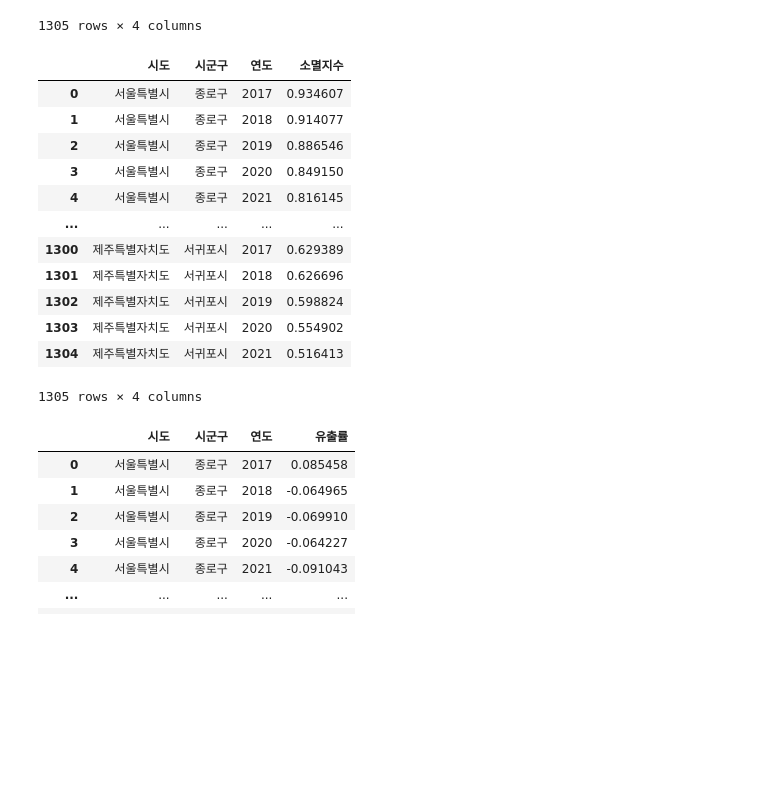
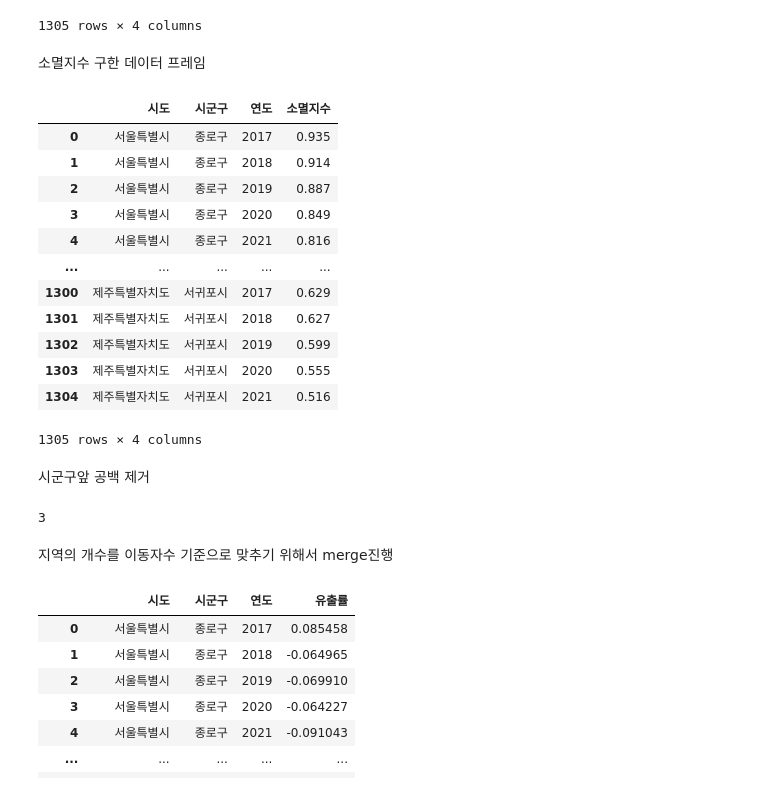
Before and after one commit to sphy1597/data_analysis-DS, a Jupyter notebook: 인구소멸해결방안(규처리꺼_ver)_ipynb의_사본.ipynb, the cells around one changed output. Saved outputs shown, nothing was run; the diff lists cells and outputs as text; code cells hidden in the pictures; blank space fills up the shorter version.

```diff
--- a/인구소멸해결방안(규처리꺼_ver)_ipynb의_사본.ipynb
+++ b/인구소멸해결방안(규처리꺼_ver)_ipynb의_사본.ipynb
@@ -7,7 +7,7 @@
 # %%
 import pandas as pd
 
-women = pd.read_excel('/content/여성17_21.xlsx')
+women = pd.read_excel('https://github.com/sphy1597/data_analysis-DS/raw/main/RawData/women17_21.xlsx')
 women
 # %% [output]
 |  | 시도 | 시군구 | 성별 | 연도 | 20 | 25 | 30 | 35 |
@@ -60,0 +48,3 @@ old
+# %%
+old = pd.read_excel('https://github.com/sphy1597/data_analysis-DS/raw/main/RawData/old17-21.xlsx')
+old
@@ -76,24 +82,32 @@ old
 | 1303 | 제주특별자치도 | 서귀포시 | 2020 | 34152.0 |
 | 1304 | 제주특별자치도 | 서귀포시 | 2021 | 35826.0 |
 1305 rows × 4 columns
+# %% [markdown]
+소멸지수 구한 데이터 프레임
 # %%
 score = old
 score['소멸지수'] = women['sum'] / old['sum']
 score = score.drop('sum', axis=1)
 score.columns = ['시도', '시군구', '연도', '소멸지수']
-score
+score.round(3)
 # %% [output]
 |  | 시도 | 시군구 | 연도 | 소멸지수 |
-| 0 | 서울특별시 | 종로구 | 2017 | 0.934607 |
-| 1 | 서울특별시 | 종로구 | 2018 | 0.914077 |
-| 2 | 서울특별시 | 종로구 | 2019 | 0.886546 |
-| 3 | 서울특별시 | 종로구 | 2020 | 0.849150 |
-| 4 | 서울특별시 | 종로구 | 2021 | 0.816145 |
+| 0 | 서울특별시 | 종로구 | 2017 | 0.935 |
+| 1 | 서울특별시 | 종로구 | 2018 | 0.914 |
+| 2 | 서울특별시 | 종로구 | 2019 | 0.887 |
+| 3 | 서울특별시 | 종로구 | 2020 | 0.849 |
+| 4 | 서울특별시 | 종로구 | 2021 | 0.816 |
 | ... | ... | ... | ... | ... |
-| 1300 | 제주특별자치도 | 서귀포시 | 2017 | 0.629389 |
-| 1301 | 제주특별자치도 | 서귀포시 | 2018 | 0.626696 |
-| 1302 | 제주특별자치도 | 서귀포시 | 2019 | 0.598824 |
-| 1303 | 제주특별자치도 | 서귀포시 | 2020 | 0.554902 |
-| 1304 | 제주특별자치도 | 서귀포시 | 2021 | 0.516413 |
+| 1300 | 제주특별자치도 | 서귀포시 | 2017 | 0.629 |
+| 1301 | 제주특별자치도 | 서귀포시 | 2018 | 0.627 |
+| 1302 | 제주특별자치도 | 서귀포시 | 2019 | 0.599 |
+| 1303 | 제주특별자치도 | 서귀포시 | 2020 | 0.555 |
+| 1304 | 제주특별자치도 | 서귀포시 | 2021 | 0.516 |
 1305 rows × 4 columns
+# %% [markdown]
+시군구앞 공백 제거
+# %%
+score['시군구'] = score['시군구'].str.lstrip()
+# %% [output]
+3
 # %%
@@ -103 +115,3 @@ score = pd.read_excel('/content/소멸지수ver2.xlsx', index_col=0)
+# %% [markdown]
+지역의 개수를 이동자수 기준으로 맞추기 위해서 merge진행
 # %%
```
Also changed, not shown: parts of 23 cells of this notebook.
